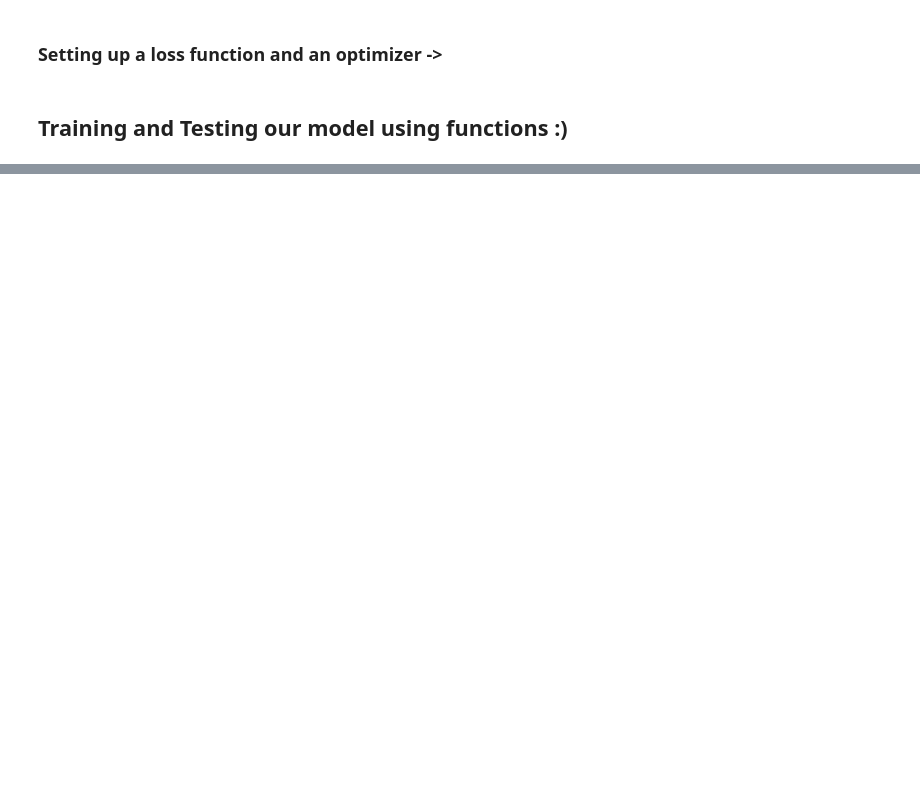
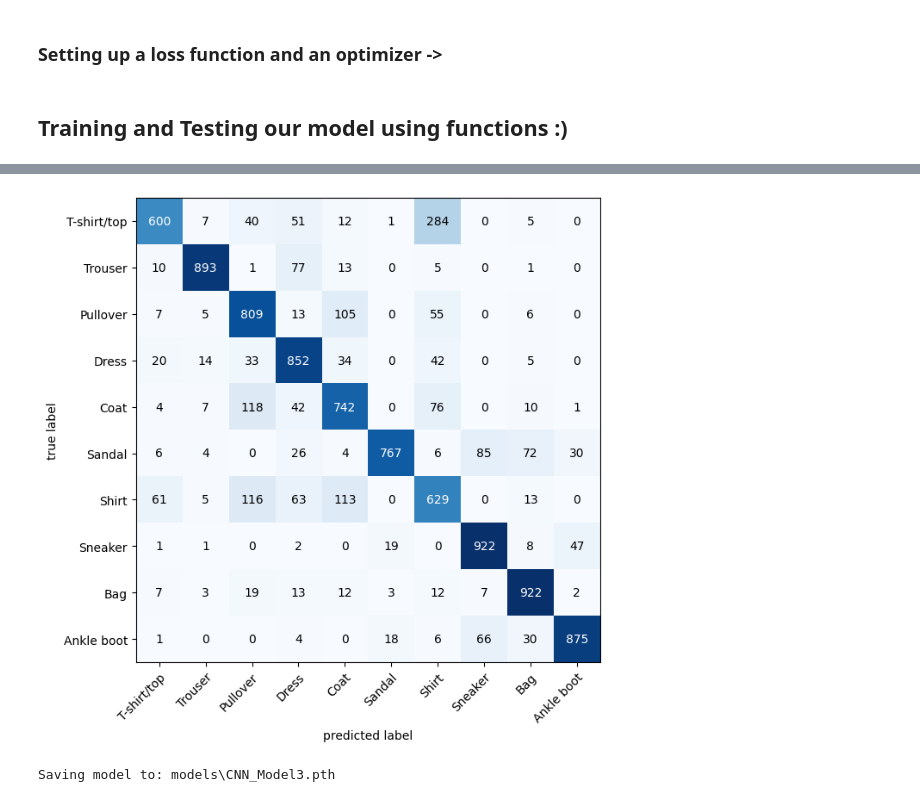
Before and after one commit to gauravmishraokok/learningPyTorch, a Jupyter notebook: 04_PyTorch_Computer_Vision_and_CNNs/Computer_Vision_and_CNNs.ipynb, the cells around one changed output, grey strips where cells are left out. Drawn from its saved outputs; the diff is of its cells as text; code cells hidden in the pictures; blank space fills up the shorter version.

```diff
--- a/04_PyTorch_Computer_Vision_and_CNNs/Computer_Vision_and_CNNs.ipynb
+++ b/04_PyTorch_Computer_Vision_and_CNNs/Computer_Vision_and_CNNs.ipynb
@@ -1002,0 +1104,35 @@ Text(0, 0.5, 'Model')
+# %%
+from torchmetrics import ConfusionMatrix
+from mlxtend.plotting import plot_confusion_matrix
+
+#Set up confusion matrix instance =>
+confmat = ConfusionMatrix(num_classes=len(classes),task="multiclass")
+
+confmat_tensor = confmat(preds=y_pred_tensor, target= test_data.targets)
+# confmat_tensor
+
+#Plotting the confusion matrix ->
+fig,ax = plot_confusion_matrix(conf_mat=confmat_tensor.numpy(), figsize=(10,7), class_names=classes )
+# %% [output]
+[figure, added]
+# %%
+#Saving and Loading our Best Performing model.
+
+from pathlib import Path
+
+# Create models directory (if it doesn't already exist)
+MODEL_PATH = Path("models")
+MODEL_PATH.mkdir(parents=True, # create parent directories if needed
+                 exist_ok=True # if models directory already exists, don't error
+)
+
+# Create model save path
+MODEL_NAME = "CNN_Model3.pth"
+MODEL_SAVE_PATH = MODEL_PATH / MODEL_NAME
+
+# Save the model state dict
+print(f"Saving model to: {MODEL_SAVE_PATH}")
+torch.save(obj=model_3.state_dict(), # only saving the state_dict() only saves the learned parameters
+           f=MODEL_SAVE_PATH)
+# %% [output]
+Saving model to: models\CNN_Model3.pth
```
Also changed, not shown: parts of 26 cells of this notebook.
